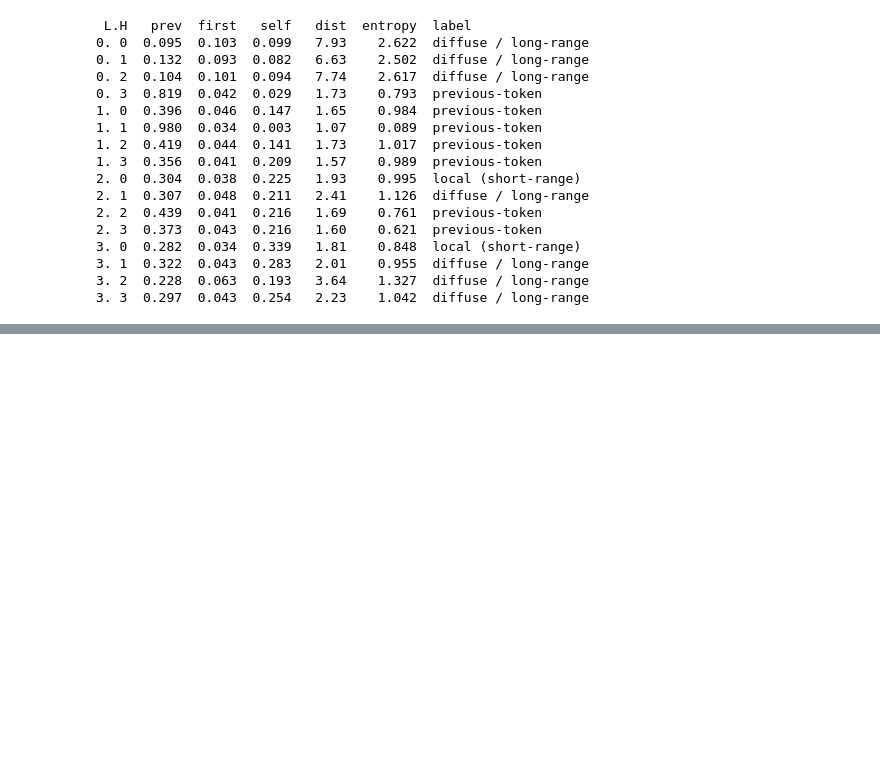
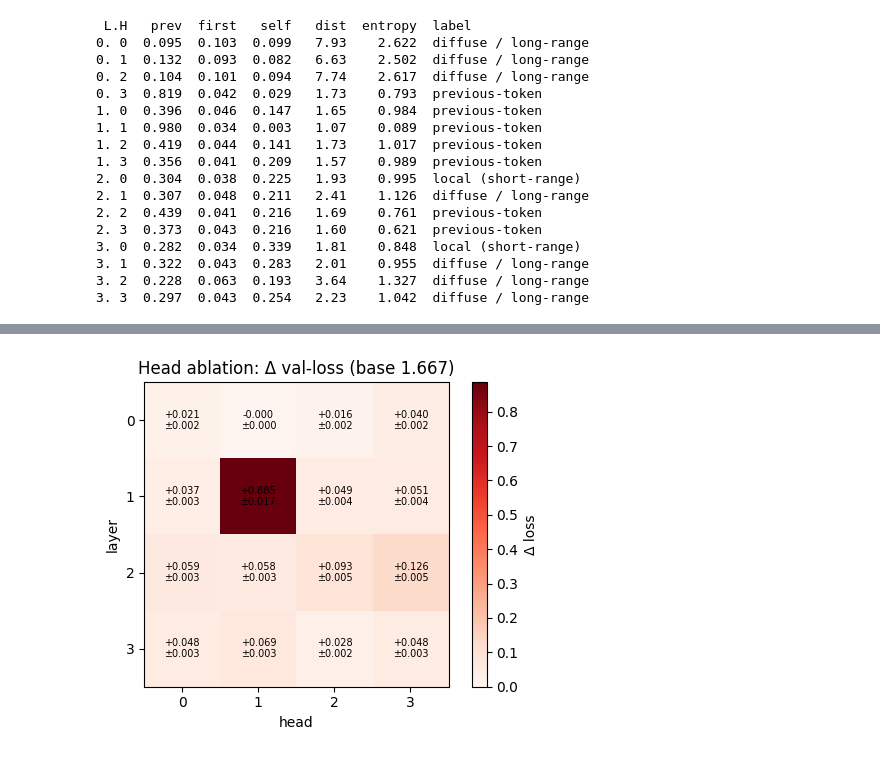
Before and after one commit to diego-magana/gpt, a Jupyter notebook: notebooks/05_attention_analysis.ipynb, the cells around one changed output, grey strips where cells are left out. Saved outputs shown, nothing was run; the diff lists cells and outputs as text; code cells hidden in the pictures; blank space fills up the shorter version.

Commit message:
feat: V2 analysis — head patching, redundancy test, seed robustness, error bars

```diff
--- a/notebooks/05_attention_analysis.ipynb
+++ b/notebooks/05_attention_analysis.ipynb
@@ -166,14 +65,0 @@ corrupt position 30, predict at 31, 151 examples used
-# %%
-sub = rec[:, cpos:]
-fig, ax = plt.subplots(figsize=(6,4))
-im = ax.imshow(sub, cmap='viridis', vmin=0, vmax=1)
-ax.set_xlabel('position'); ax.set_ylabel('residual index')
-ax.set_xticks(range(sub.shape[1])); ax.set_xticklabels(range(cpos, T))
-ax.set_yticks(range(rec.shape[0])); ax.set_yticklabels(labels)
-for k in range(rec.shape[0]):
-    for j in range(sub.shape[1]):
-        ax.text(j, k, f'{sub[k,j]:.2f}', ha='center', va='center',
-                color='white' if sub[k,j] < 0.6 else 'black', fontsize=9)
-ax.set_title(f'Activation patching: recovery (corrupt pos {cpos})')
-fig.colorbar(im, ax=ax, label='recovery'); fig.tight_layout()
-fig.savefig('../assets/activation_patching.png', dpi=120, bbox_inches='tight'); plt.show()
@@ -245,0 +66,9 @@ The near-miss is just as useful. **L0 H3 is almost as sharp a previous-token hea
+# %%
+fig, ax = plt.subplots(model.config.n_layer, model.config.n_head, figsize=(10, 10))
+for l in range(model.config.n_layer):
+    for h in range(model.config.n_head):
+        ax[l,h].imshow(mean_maps[l, h].numpy(), cmap='viridis')
+        ax[l,h].set_title(f'L{l} H{h}\n{classify_head(stats[(l,h)])}', fontsize=7)
+        ax[l,h].set_xticks([]); ax[l,h].set_yticks([])
+fig.suptitle('Mean attention maps (rows=query, cols=key), 512 val sequences', fontsize=10)
+fig.tight_layout(); fig.savefig('../assets/attention_grid.png', dpi=120, bbox_inches='tight'); plt.show()
@@ -245,0 +83,8 @@ The near-miss is just as useful. **L0 H3 is almost as sharp a previous-token hea
+# %%
+base, delta, dsem = head_ablation(model, ds, batches)
+print(f'base val loss: {base:.4f}\n')
+for l in range(model.config.n_layer):
+    print(' '.join(f'L{l}H{h}:{delta[l,h]:+.3f}±{dsem[l,h]:.3f}' for h in range(model.config.n_head)))
+order = sorted(((delta[l,h], l, h) for l in range(model.config.n_layer)
+                for h in range(model.config.n_head)), reverse=True)
+print('\ntop-5:', [(f'L{l}H{h}', round(d,4)) for d,l,h in order[:5]])
@@ -245,0 +100,11 @@ The near-miss is just as useful. **L0 H3 is almost as sharp a previous-token hea
+# %%
+fig, ax = plt.subplots(figsize=(5.2,4)); im = ax.imshow(delta, cmap='Reds')
+ax.set_xlabel('head'); ax.set_ylabel('layer')
+ax.set_xticks(range(model.config.n_head)); ax.set_yticks(range(model.config.n_layer))
+for l in range(model.config.n_layer):
+    for h in range(model.config.n_head):
+        ax.text(h, l, f'{delta[l,h]:+.3f}\n±{dsem[l,h]:.3f}', ha='center', va='center', fontsize=7)
+ax.set_title(f'Head ablation: Δ val-loss (base {base:.3f})'); fig.colorbar(im, ax=ax, label='Δ loss')
+fig.tight_layout(); fig.savefig('../assets/head_ablation.png', dpi=120, bbox_inches='tight'); plt.show()
+# %% [output]
+[figure, added]
```
Also changed, not shown: parts of 44 cells of this notebook, 15 other files.
